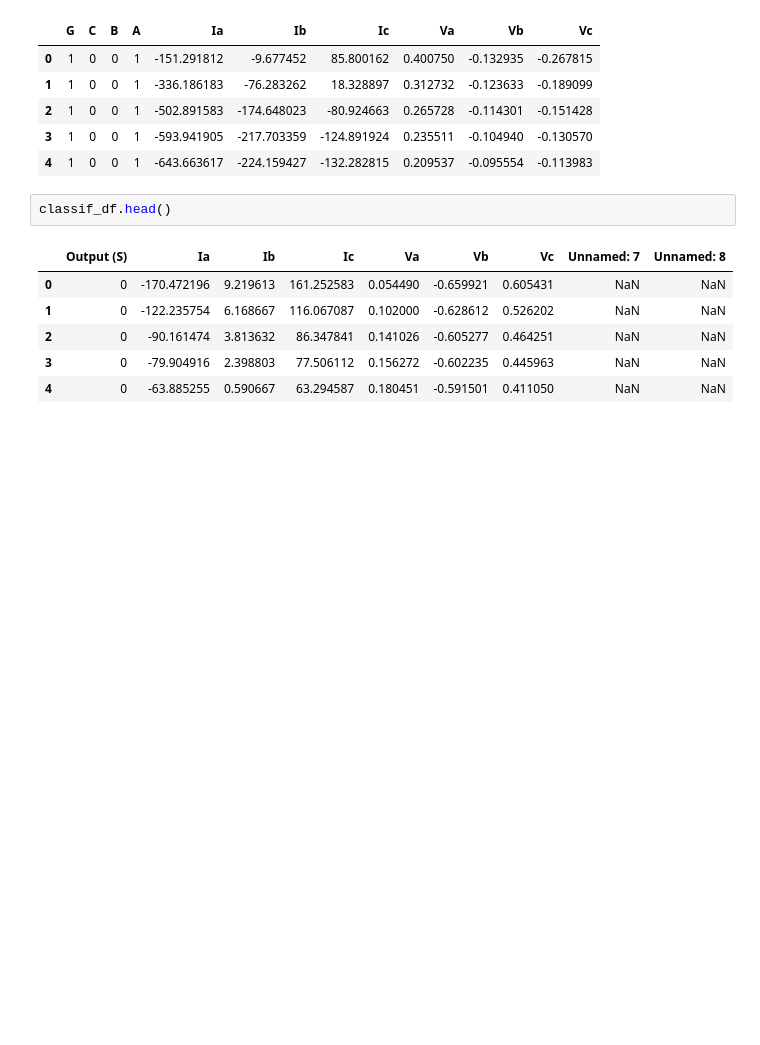
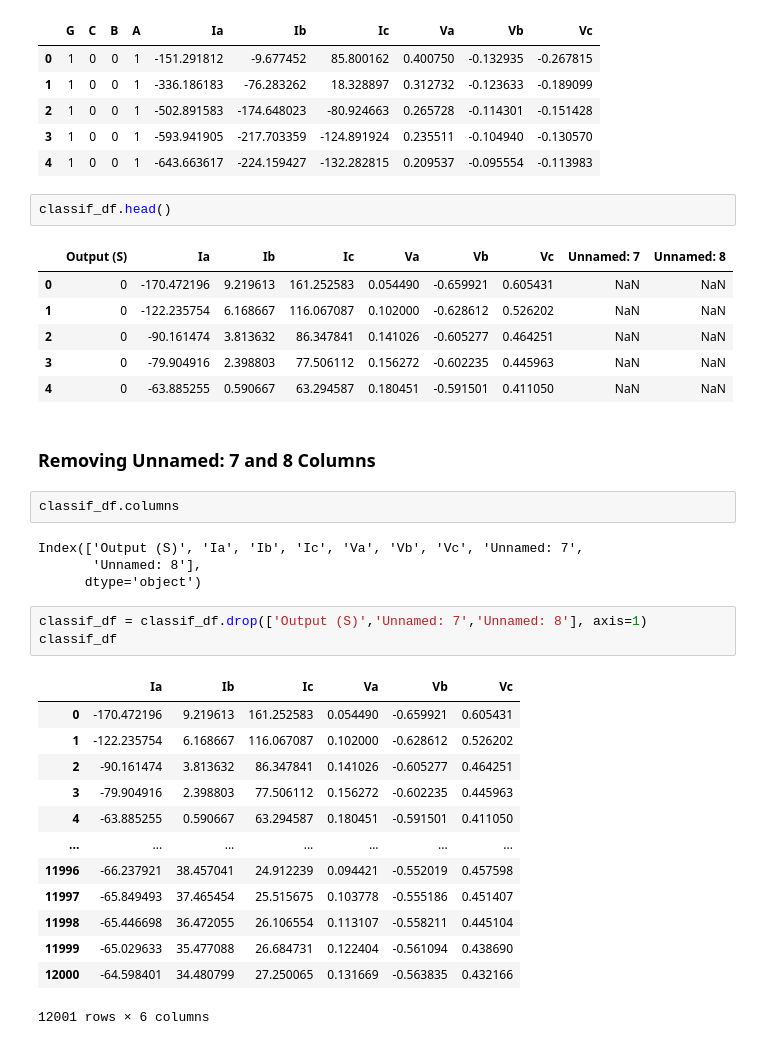
Before and after one commit to LucasLessa1/Projects, a Jupyter notebook: Electric Faults - Detection & Classification/Detection_Faults.ipynb, the cells around one changed output. Drawn from its saved outputs; the diff is of its cells as text; blank space fills up the shorter version.

```diff
--- a/Electric Faults - Detection & Classification/Detection_Faults.ipynb
+++ b/Electric Faults - Detection & Classification/Detection_Faults.ipynb
@@ -58,5 +58,30 @@ classif_df.head()
 | 2 | 0 | -90.161474 | 3.813632 | 86.347841 | 0.141026 | -0.605277 | 0.464251 | NaN | NaN |
 | 3 | 0 | -79.904916 | 2.398803 | 77.506112 | 0.156272 | -0.602235 | 0.445963 | NaN | NaN |
 | 4 | 0 | -63.885255 | 0.590667 | 63.294587 | 0.180451 | -0.591501 | 0.411050 | NaN | NaN |
+# %% [markdown]
+### Removing Unnamed: 7 and 8 Columns
+# %%
+classif_df.columns
+# %% [output]
+Index(['Output (S)', 'Ia', 'Ib', 'Ic', 'Va', 'Vb', 'Vc', 'Unnamed: 7',
+       'Unnamed: 8'],
+      dtype='object')
+# %%
+classif_df = classif_df.drop(['Output (S)','Unnamed: 7','Unnamed: 8'], axis=1)
+classif_df
+# %% [output]
+|  | Ia | Ib | Ic | Va | Vb | Vc |
+| 0 | -170.472196 | 9.219613 | 161.252583 | 0.054490 | -0.659921 | 0.605431 |
+| 1 | -122.235754 | 6.168667 | 116.067087 | 0.102000 | -0.628612 | 0.526202 |
+| 2 | -90.161474 | 3.813632 | 86.347841 | 0.141026 | -0.605277 | 0.464251 |
+| 3 | -79.904916 | 2.398803 | 77.506112 | 0.156272 | -0.602235 | 0.445963 |
+| 4 | -63.885255 | 0.590667 | 63.294587 | 0.180451 | -0.591501 | 0.411050 |
+| ... | ... | ... | ... | ... | ... | ... |
+| 11996 | -66.237921 | 38.457041 | 24.912239 | 0.094421 | -0.552019 | 0.457598 |
+| 11997 | -65.849493 | 37.465454 | 25.515675 | 0.103778 | -0.555186 | 0.451407 |
+| 11998 | -65.446698 | 36.472055 | 26.106554 | 0.113107 | -0.558211 | 0.445104 |
+| 11999 | -65.029633 | 35.477088 | 26.684731 | 0.122404 | -0.561094 | 0.438690 |
+| 12000 | -64.598401 | 34.480799 | 27.250065 | 0.131669 | -0.563835 | 0.432166 |
+12001 rows × 6 columns
 # %%
 print("Columns of Detection DataSet:")
```
Also changed, not shown: parts of 37 cells of this notebook.
